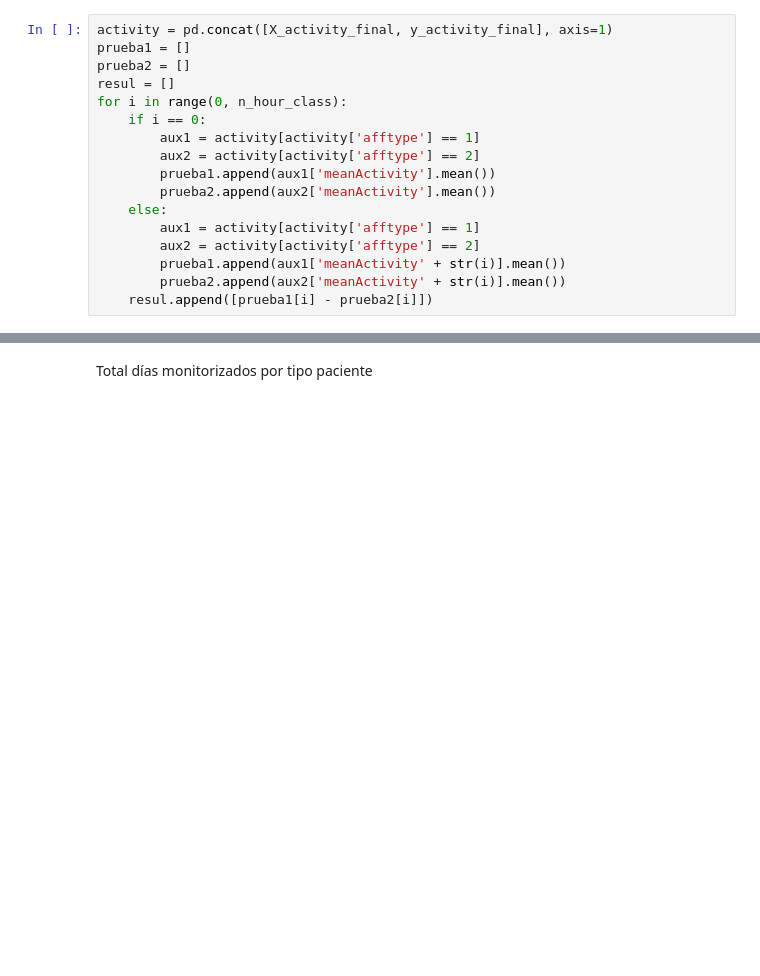
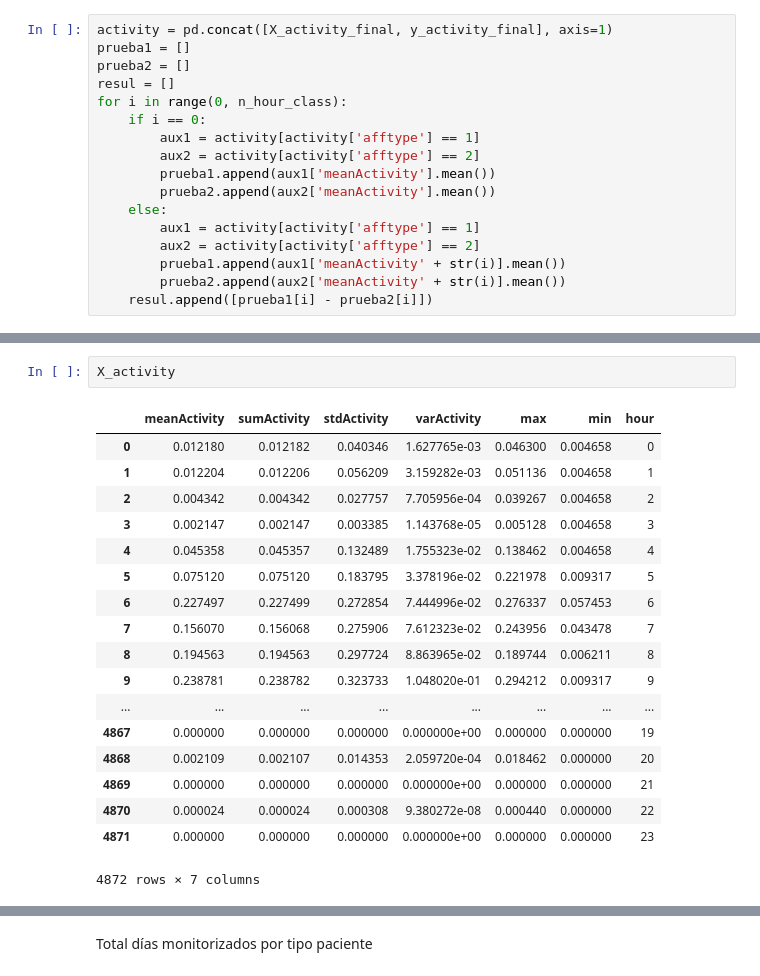
Before and after one commit to MrDevoid/TFG, a Jupyter notebook: actividad2.ipynb, the cells around one changed output, grey strips where cells are left out. Cells and saved outputs as stored; diff of their text form; blank space fills up the shorter version.

```diff
--- a/actividad2.ipynb
+++ b/actividad2.ipynb
@@ -339,0 +350,21 @@ for i in range(0, n_hour_class):
+# %%
+X_activity
+# %% [output]
+|  | meanActivity | sumActivity | stdActivity | varActivity | max | min | hour |
+| 0 | 0.012180 | 0.012182 | 0.040346 | 1.627765e-03 | 0.046300 | 0.004658 | 0 |
+| 1 | 0.012204 | 0.012206 | 0.056209 | 3.159282e-03 | 0.051136 | 0.004658 | 1 |
+| 2 | 0.004342 | 0.004342 | 0.027757 | 7.705956e-04 | 0.039267 | 0.004658 | 2 |
+| 3 | 0.002147 | 0.002147 | 0.003385 | 1.143768e-05 | 0.005128 | 0.004658 | 3 |
+| 4 | 0.045358 | 0.045357 | 0.132489 | 1.755323e-02 | 0.138462 | 0.004658 | 4 |
+| 5 | 0.075120 | 0.075120 | 0.183795 | 3.378196e-02 | 0.221978 | 0.009317 | 5 |
+| 6 | 0.227497 | 0.227499 | 0.272854 | 7.444996e-02 | 0.276337 | 0.057453 | 6 |
+| 7 | 0.156070 | 0.156068 | 0.275906 | 7.612323e-02 | 0.243956 | 0.043478 | 7 |
+| 8 | 0.194563 | 0.194563 | 0.297724 | 8.863965e-02 | 0.189744 | 0.006211 | 8 |
+| 9 | 0.238781 | 0.238782 | 0.323733 | 1.048020e-01 | 0.294212 | 0.009317 | 9 |
+| ... | ... | ... | ... | ... | ... | ... | ... |
+| 4867 | 0.000000 | 0.000000 | 0.000000 | 0.000000e+00 | 0.000000 | 0.000000 | 19 |
+| 4868 | 0.002109 | 0.002107 | 0.014353 | 2.059720e-04 | 0.018462 | 0.000000 | 20 |
+| 4869 | 0.000000 | 0.000000 | 0.000000 | 0.000000e+00 | 0.000000 | 0.000000 | 21 |
+| 4870 | 0.000024 | 0.000024 | 0.000308 | 9.380272e-08 | 0.000440 | 0.000000 | 22 |
+| 4871 | 0.000000 | 0.000000 | 0.000000 | 0.000000e+00 | 0.000000 | 0.000000 | 23 |
+4872 rows × 7 columns
```
Also changed, not shown: parts of 14 cells of this notebook.
